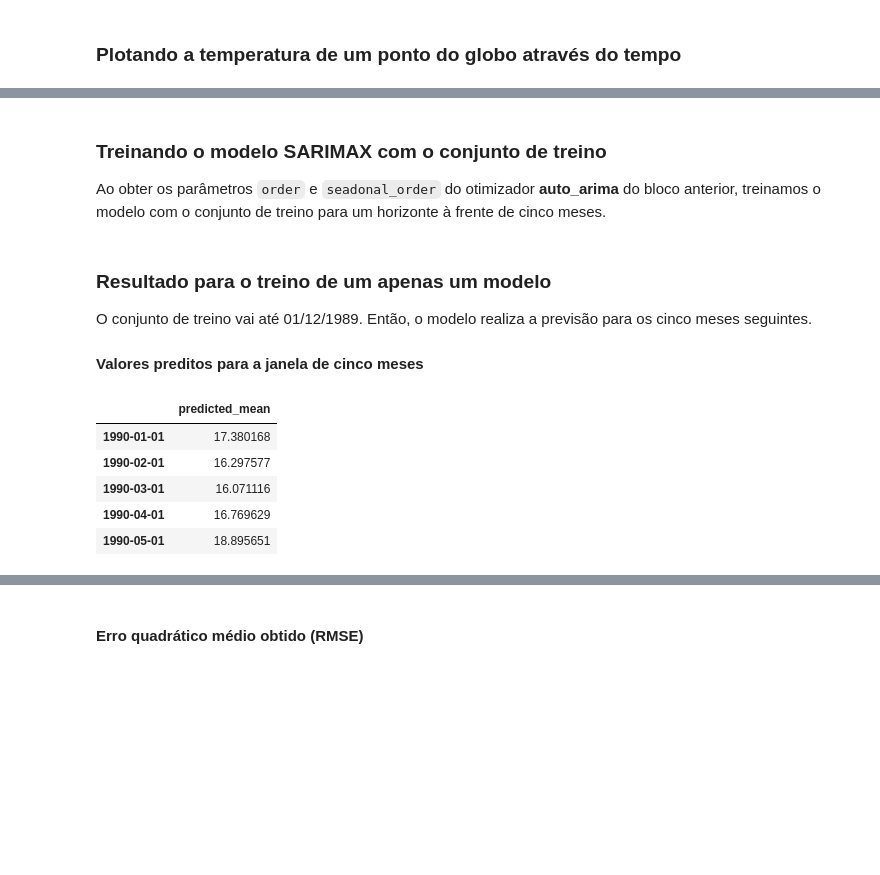
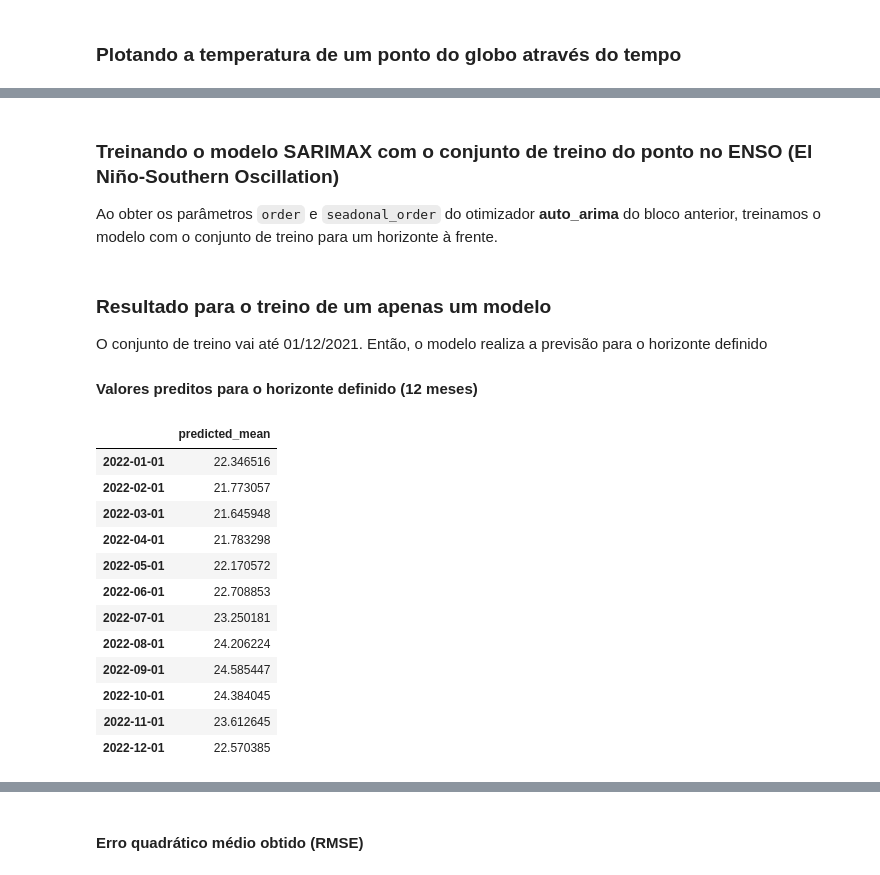
Before and after one commit to matheusvictal/sst-time-series-ml, a Jupyter notebook: source/2_sarima.ipynb, the cells around one changed output, grey strips where cells are left out. Cells and saved outputs as stored; diff of their text form; code cells hidden in the pictures; blank space fills up the shorter version.

```diff
--- a/source/2_sarima.ipynb
+++ b/source/2_sarima.ipynb
@@ -26,7 +31,7 @@ Importing the dtw module. When using in academic works please cite:
 # %% [markdown]
 ### Carrengando o dataset
 # %%
-fp = 'data/sst.mnmean.nc'
+fp = 'dados/sst.mnmean.nc'
 ds = SSTHelper.load_dataset(fp)
 # %%
 df = SSTHelper.load_dataframe(ds)
@@ -39,5 +44,7 @@ df.head()
 | 4 | 88.0 | 0.0 | 1854-03-01 | 0 | 9.969210e+36 | -1.8 |
 | 6 | 88.0 | 0.0 | 1854-04-01 | 0 | 9.969210e+36 | -1.8 |
 | 8 | 88.0 | 0.0 | 1854-05-01 | 0 | 9.969210e+36 | -1.8 |
+# %%
+df['lon'] = df['lon'].copy().apply(SSTHelper.f)
 # %% [markdown]
 ### Pegando as temperaturas de um ponto no globo
@@ -44,7 +67,6 @@ df.head()
 # %%
-p1 = SSTHelper.get_sst_series_default(df, 32.0, 16.0)
-# p1 = SSTHelper.get_sst_series(df, 20.0, -132.0)
-# p2 = SSTHelper.get_sst_series(df, -22, -72)
-# p3 = SSTHelper.get_sst_series(df, 36, 18)
-# p4 = SSTHelper.get_sst_series(df, 0, -22)
-# p5 = SSTHelper.get_sst_series(df, -56, 80)
+p1_enso   = SSTHelper.get_sst_series_default(df, SSTHelper.f(20)  , -132)
+p2_chile  = SSTHelper.get_sst_series_default(df, SSTHelper.f(-22) ,  -72)
+p3_medit  = SSTHelper.get_sst_series_default(df, SSTHelper.f(36)  ,   18)
+p4_atlan  = SSTHelper.get_sst_series_default(df, SSTHelper.f(0)   ,  -22)
+p5_indic  = SSTHelper.get_sst_series_default(df, SSTHelper.f(-56) ,   80)
@@ -166,15 +236,15 @@ Performing stepwise search to minimize aic
 Warnings:
 [1] Covariance matrix calculated using the outer product of gradients (complex-step).
 # %% [markdown]
-### Treinando o modelo SARIMAX com o conjunto de treino
+### Treinando o modelo SARIMAX com o conjunto de treino do ponto no ENSO (El Niño-Southern Oscillation)
 
-Ao obter os parâmetros `order` e `seadonal_order` do otimizador **auto_arima** do bloco anterior, treinamos o modelo com o conjunto de treino para um horizonte à frente de cinco meses.
+Ao obter os parâmetros `order` e `seadonal_order` do otimizador **auto_arima** do bloco anterior, treinamos o modelo com o conjunto de treino para um horizonte à frente.
 # %%
-HORIZONTE = 5 # meses
 # parâmetro obtidos do otimizador auto_arima
-order = (5, 1, 0) #(p, q, d)
-seasonal_order = (2, 1, 0, 24) #(P, Q, D, m)
+order_enso         = (5, 1, 0) #(p, q, d)
+sazonal_order_enso = (2, 1, 0, 24) #(P, Q, D, m)
 
-model = SARIMAX(endog=treino, order=order, seasonal_order=seasonal_order)
-model_fit = model.fit()
-y_predito = model_fit.forecast(steps = HORIZONTE)
+model_enso = SARIMAX(endog=treino_enso, order=order_enso, seasonal_order=sazonal_order_enso)
+model_fit_enso = model_enso.fit()
+y_predito_enso = model_fit_enso.forecast(steps = HORIZONTE)
+#print(model_fit.summary())
@@ -183,16 +251,23 @@ y_predito = model_fit.forecast(steps = HORIZONTE)
 # %% [markdown]
 ### Resultado para o treino de um apenas um modelo
 
-O conjunto de treino vai até 01/12/1989. Então, o modelo realiza a previsão para os cinco meses seguintes.
+O conjunto de treino vai até 01/12/2021. Então, o modelo realiza a previsão para o horizonte definido
 
-#### Valores preditos para a janela de cinco meses
+#### Valores preditos para o horizonte definido (12 meses)
 # %%
-y_predito.to_frame()
+y_predito_enso.to_frame()
 # %% [output]
 |  | predicted_mean |
-| 1990-01-01 | 17.380168 |
-| 1990-02-01 | 16.297577 |
-| 1990-03-01 | 16.071116 |
-| 1990-04-01 | 16.769629 |
-| 1990-05-01 | 18.895651 |
+| 2022-01-01 | 22.346516 |
+| 2022-02-01 | 21.773057 |
+| 2022-03-01 | 21.645948 |
+| 2022-04-01 | 21.783298 |
+| 2022-05-01 | 22.170572 |
+| 2022-06-01 | 22.708853 |
+| 2022-07-01 | 23.250181 |
+| 2022-08-01 | 24.206224 |
+| 2022-09-01 | 24.585447 |
+| 2022-10-01 | 24.384045 |
+| 2022-11-01 | 23.612645 |
+| 2022-12-01 | 22.570385 |
 # %%
```
Also changed, not shown: parts of 33 cells of this notebook.
